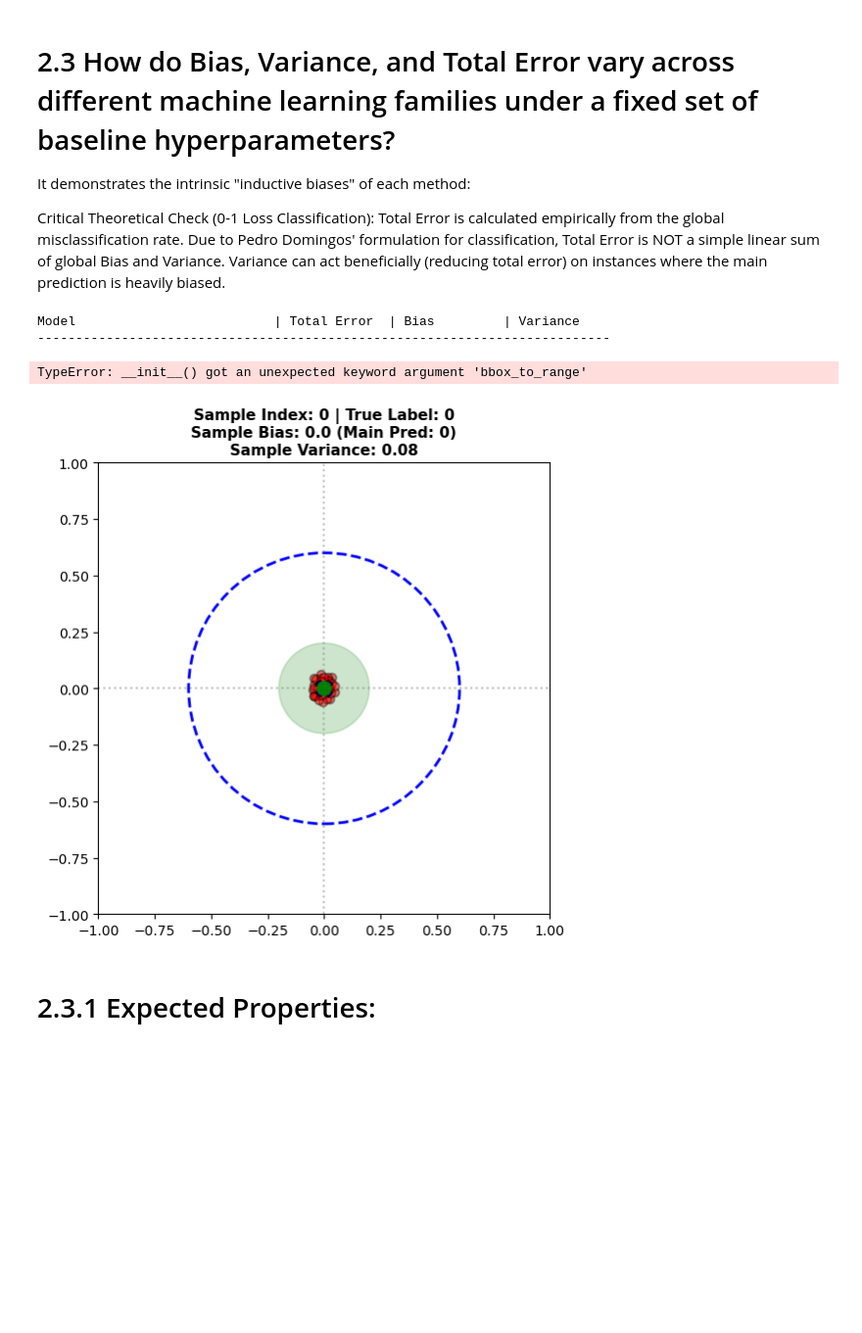
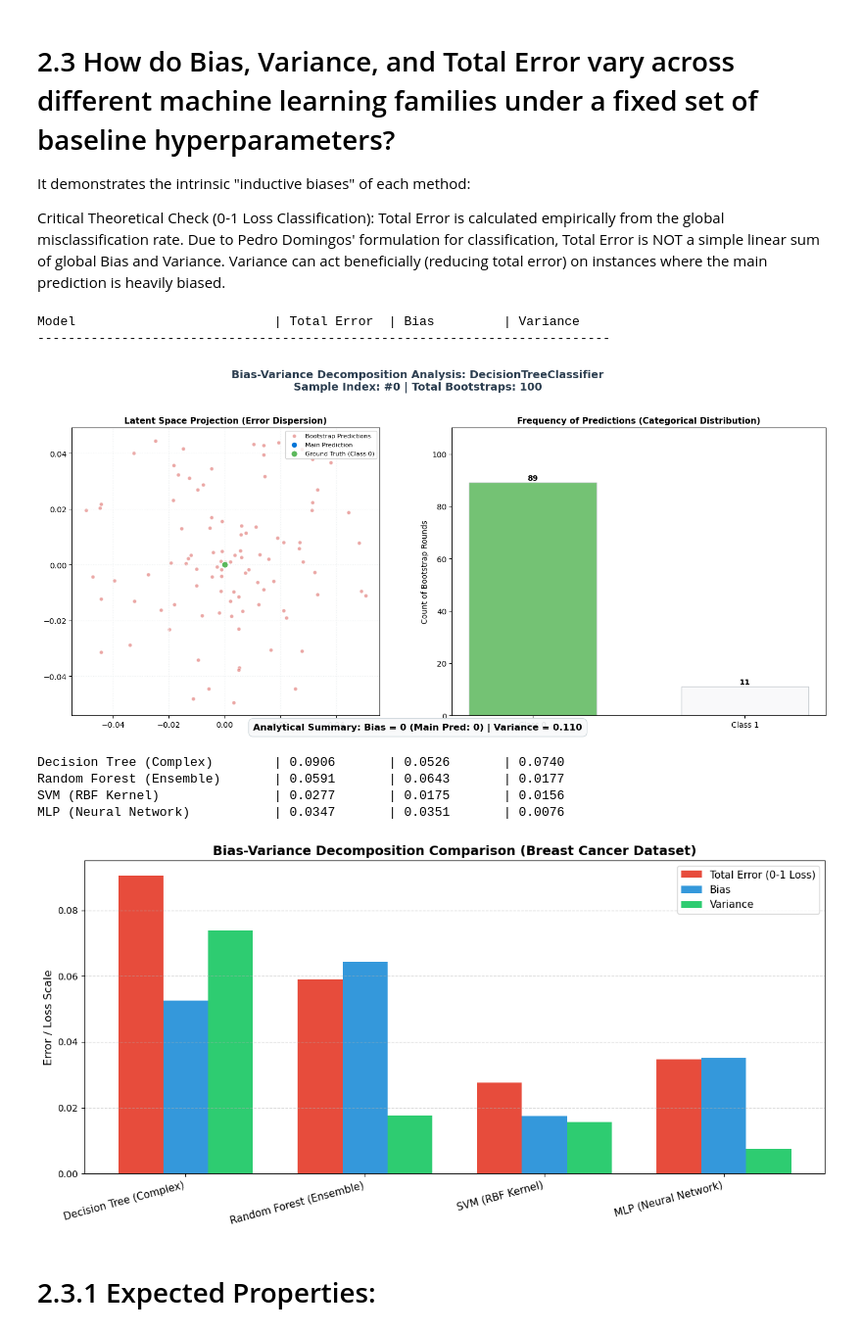
Before and after one commit to Mathis1311/Machine-Learning-project, a Jupyter notebook: project copy.ipynb, the cells around one changed output. Shown at 98% size. Saved outputs shown, nothing was run; the diff lists cells and outputs as text; code cells hidden in the pictures; blank space fills up the shorter version.

```diff
--- a/project copy.ipynb
+++ b/project copy.ipynb
@@ -695,10 +700,10 @@ def run_and_plot_demonstration(X_train, X_test, y_train, y_test):
     # Compute metrics using the bootstrap function
     for idx, (model_name, model) in enumerate(models.items()):
         # Track the first model to show its bullseye plot, disable for the rest
-        show_plot = 1 if idx == 0 else 0
+        show_plot = 1 if idx == 0 else 1
 
         total_error, bias, variance = bias_variance_decomposition(
-            model, X_train, X_test, y_train, y_test, n_bootstraps=50, show=show_plot
+            model, X_train, X_test, y_train, y_test, n_bootstraps=100, show=show_plot
         )
         results[model_name] = (total_error, bias, variance)
         print(f"{model_name:<30} | {total_error:.4f}       | {bias:.4f}       | {variance:.4f}")
@@ -709,35 +714,39 @@ def run_and_plot_demonstration(X_train, X_test, y_train, y_test):
     biases = [metrics[1] for metrics in results.values()]
     variances = [metrics[2] for metrics in results.values()]
 
     # Bar positions and layout configurations
     x_positions = np.arange(len(model_names))
     bar_width = 0.25
 
     fig, ax = plt.subplots(figsize=(12, 6))
 
     # Render grouped bars for each metric
     ax.bar(x_positions - bar_width, total_errors, bar_width, label='Total Error (0-1 Loss)', color='#e74c3c')
     ax.bar(x_positions, biases, bar_width, label='Bias', color='#3498db')
     ax.bar(x_positions + bar_width, variances, bar_width, label='Variance', color='#2ecc71')
 
     # Customizing plot aesthetics
     ax.set_ylabel('Error / Loss Scale', fontsize=12)
     ax.set_title('Bias-Variance Decomposition Comparison (Breast Cancer Dataset)', fontsize=14, fontweight='bold')
     ax.set_xticks(x_positions)
     ax.set_xticklabels(model_names, rotation=15, ha='right', fontsize=11)
     ax.legend(fontsize=11)
     ax.grid(axis='y', linestyle='--', alpha=0.5)
 
     plt.tight_layout()
     plt.show()
 # --- Execution ---
 # Assumes X_train, X_test, y_train, y_test are already loaded and scaled from Step 1
 run_and_plot_demonstration(X_train, X_test, y_train, y_test)
 # %% [output]
 Model                          | Total Error  | Bias         | Variance
 ---------------------------------------------------------------------------
+[figure, new version]
-TypeError: __init__() got an unexpected keyword argument 'bbox_to_range'
+Decision Tree (Complex)        | 0.0906       | 0.0526       | 0.0740
+Random Forest (Ensemble)       | 0.0591       | 0.0643       | 0.0177
+SVM (RBF Kernel)               | 0.0277       | 0.0175       | 0.0156
+MLP (Neural Network)           | 0.0347       | 0.0351       | 0.0076
-[figure, old version]
+[figure, added]
 # %% [markdown]
 # 2.3.1 Expected Properties:
 # %% [markdown]
```
Also changed, not shown: parts of 8 cells of this notebook.
